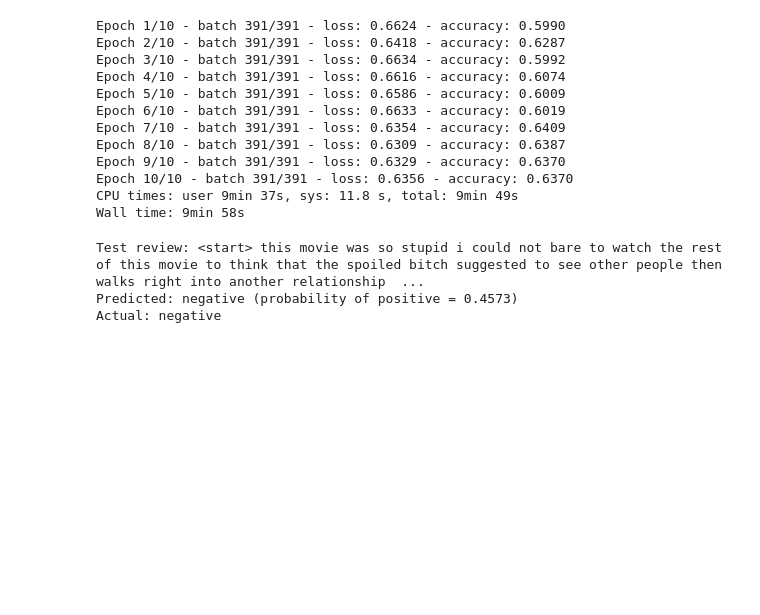
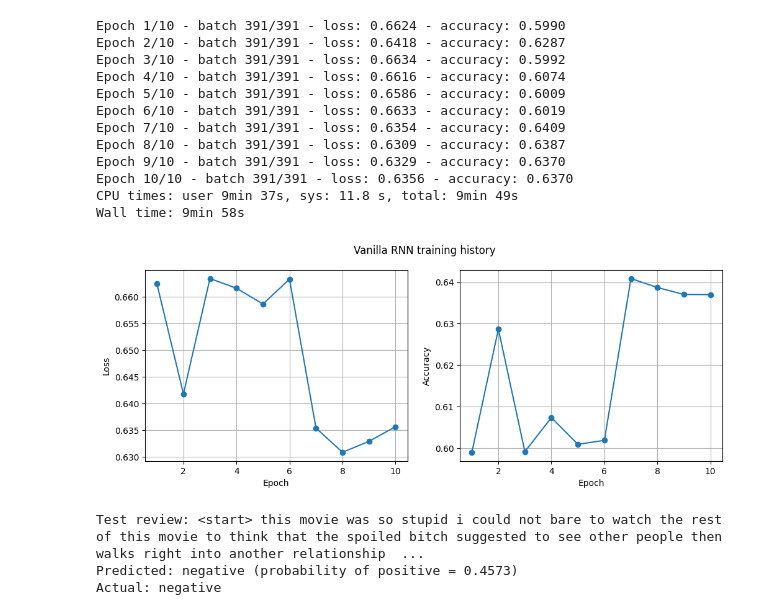
Before and after one commit to ikabrain/UCS772-CV-NLP-Lab, a Jupyter notebook: NLP_assign5/NLP_assign5.ipynb, the cells around one changed output. Cells and saved outputs as stored; diff of their text form; code cells hidden in the pictures; blank space fills up the shorter version.

Commit message:
feat(assign5): plot rnn & lstm training

```diff
--- a/NLP_assign5/NLP_assign5.ipynb
+++ b/NLP_assign5/NLP_assign5.ipynb
@@ -672,3 +672,22 @@ Wall time: 9min 58s
+# %%
+def plot_history(history, title="") -> None:
+    """
+    Takes in history dict returned by SentimentModel.train(), with one value per epoch for each metric
+    Returns nothing, just plots every metric vs epoch side by side
+    """
+    epochs = range(1, len(history["loss"])+1) # 1-indexed, same as train()'s print!
+    fig, axes = plt.subplots(1, len(history), figsize=(12, 4))
+    for ax, (metric, values) in zip(axes, history.items()): # One subplot per metric
+        ax.plot(epochs, values, marker="o")
+        ax.set_xlabel("Epoch")
+        ax.set_ylabel(metric.capitalize())
+        ax.grid(True)
+    fig.suptitle(f"{title} training history")
+    plt.show()
+
+plot_history(rnn_history, title="Vanilla RNN")
+# %% [output]
+[figure, added]
 # %%
 # One-shot example: predicting the sentiment of the first review in the test set
 print("Test review:", " ".join(inv.get(t, "<unk>") for t in X_test[0] if t != PAD))
```
Also changed, not shown: parts of 4 cells of this notebook.
